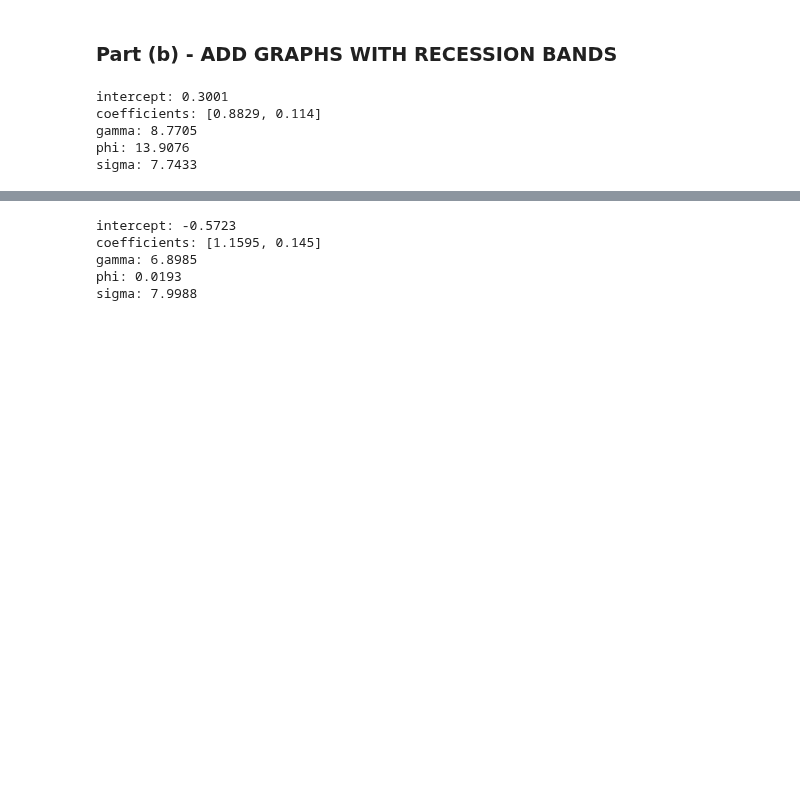
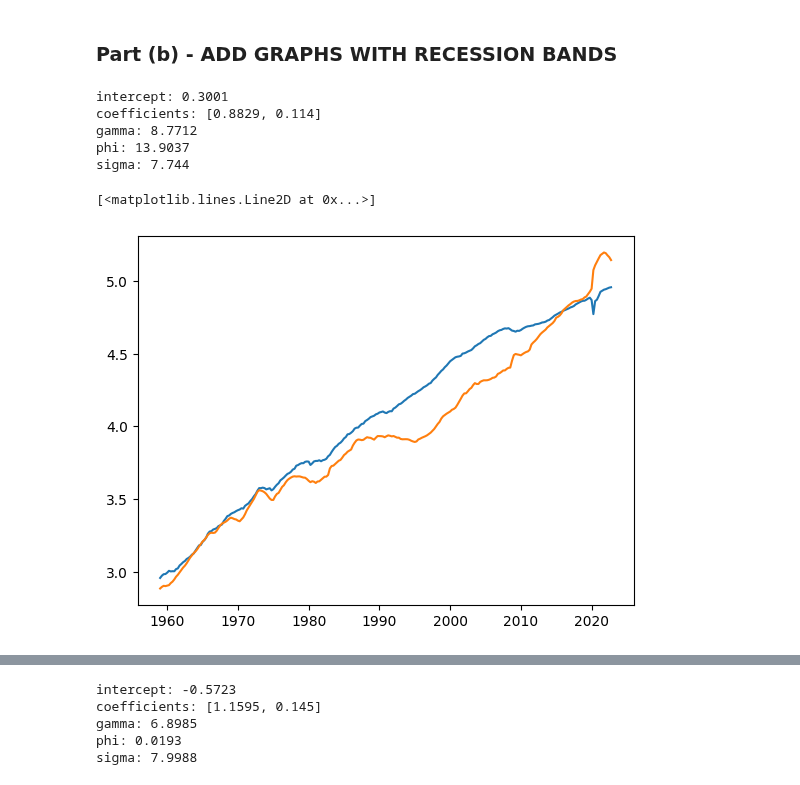
Before and after one commit to sthau/econ-212, a Jupyter notebook: macro_3/macro_3.ipynb, the cells around one changed output, grey strips where cells are left out. Saved outputs shown, nothing was run; the diff lists cells and outputs as text; code cells hidden in the pictures; blank space fills up the shorter version.

Commit message:
First draft of graphs

```diff
--- a/macro_3/macro_3.ipynb
+++ b/macro_3/macro_3.ipynb
@@ -42,7 +42,7 @@ def est_param(start_date, end_date, monthly_end_date):
     ## fit linear regression to estimate preferences parameters
     ###########################################################
 
-    x = np.array([np.log(c), np.log(1 / i + 1)]).T
+    x = np.array([np.log(c), np.log((1 / i) + 1)]).T
     y = np.array(np.log(m))
 
     model = LinearRegression().fit(x, y)
@@ -51,8 +51,8 @@ def est_param(start_date, end_date, monthly_end_date):
           '\ncoefficients:', [round(coef, 4) for coef in model.coef_])
 
     gamma = 1 / model.coef_[1]
-    phi = np.exp(model.intercept_ / model.coef_[1])
-    sigma = model.coef_[0] / model.coef_[1]
+    phi = np.exp(gamma * model.intercept_)
+    sigma = gamma * model.coef_[0]
 
     print('gamma:', round(gamma, 4),
           '\nphi:', round(phi, 4),
@@ -64,6 +64,12 @@ M_monthly, M, P, i_monthly, i, C, m, c = est_param('1959-01-01', '2022-10-01', '
 # %% [output]
 intercept: 0.3001
 coefficients: [0.8829, 0.114]
-gamma: 8.7705
-phi: 13.9076
-sigma: 7.7433
+gamma: 8.7712
+phi: 13.9037
+sigma: 7.744
+# %%
+plt.plot(C.index[-256:], np.log(c))
+plt.plot(C.index[-256:], np.log(m))
+# %% [output]
+[<matplotlib.lines.Line2D at 0x...>]
+[figure, added]
```
Also changed, not shown: parts of 1 cell of this notebook.
